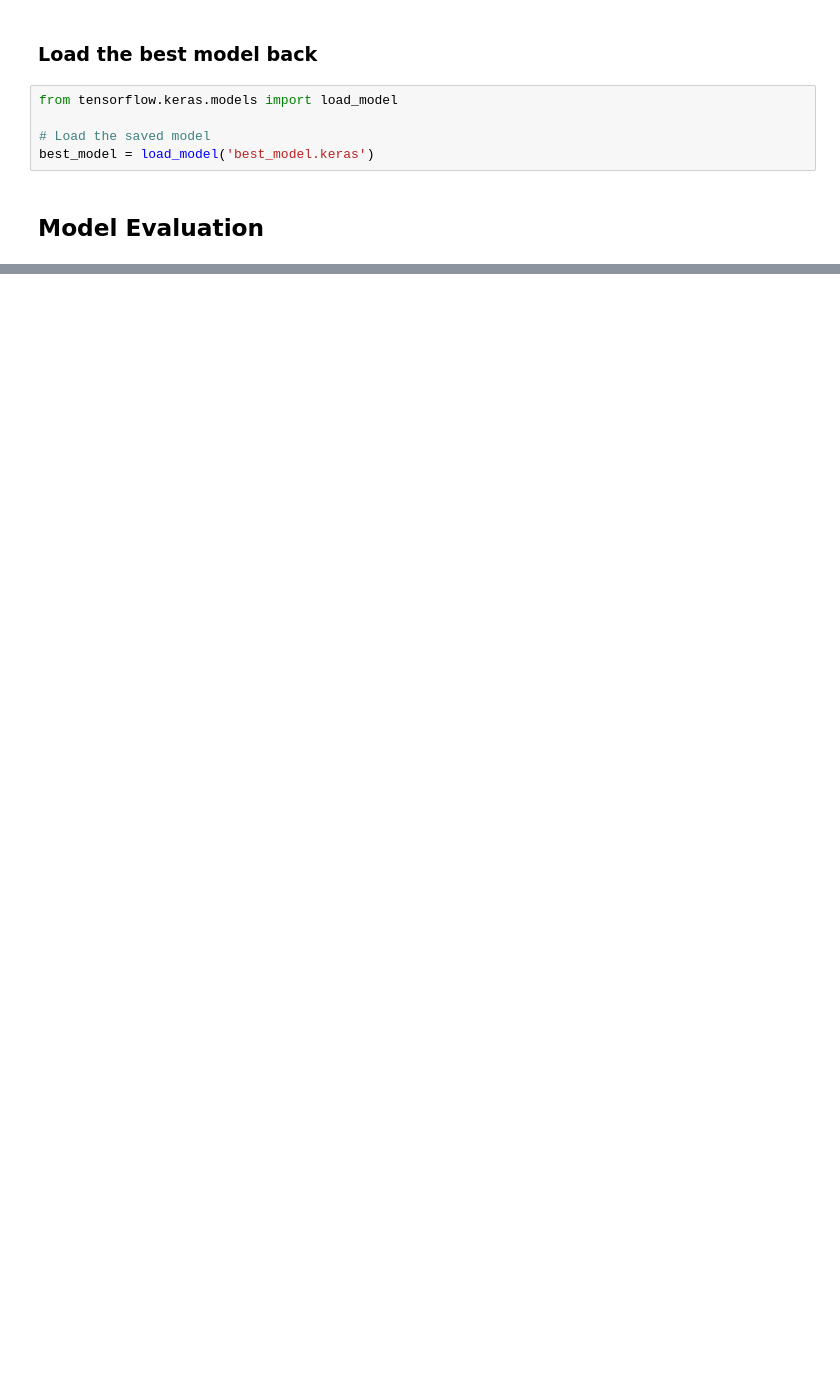
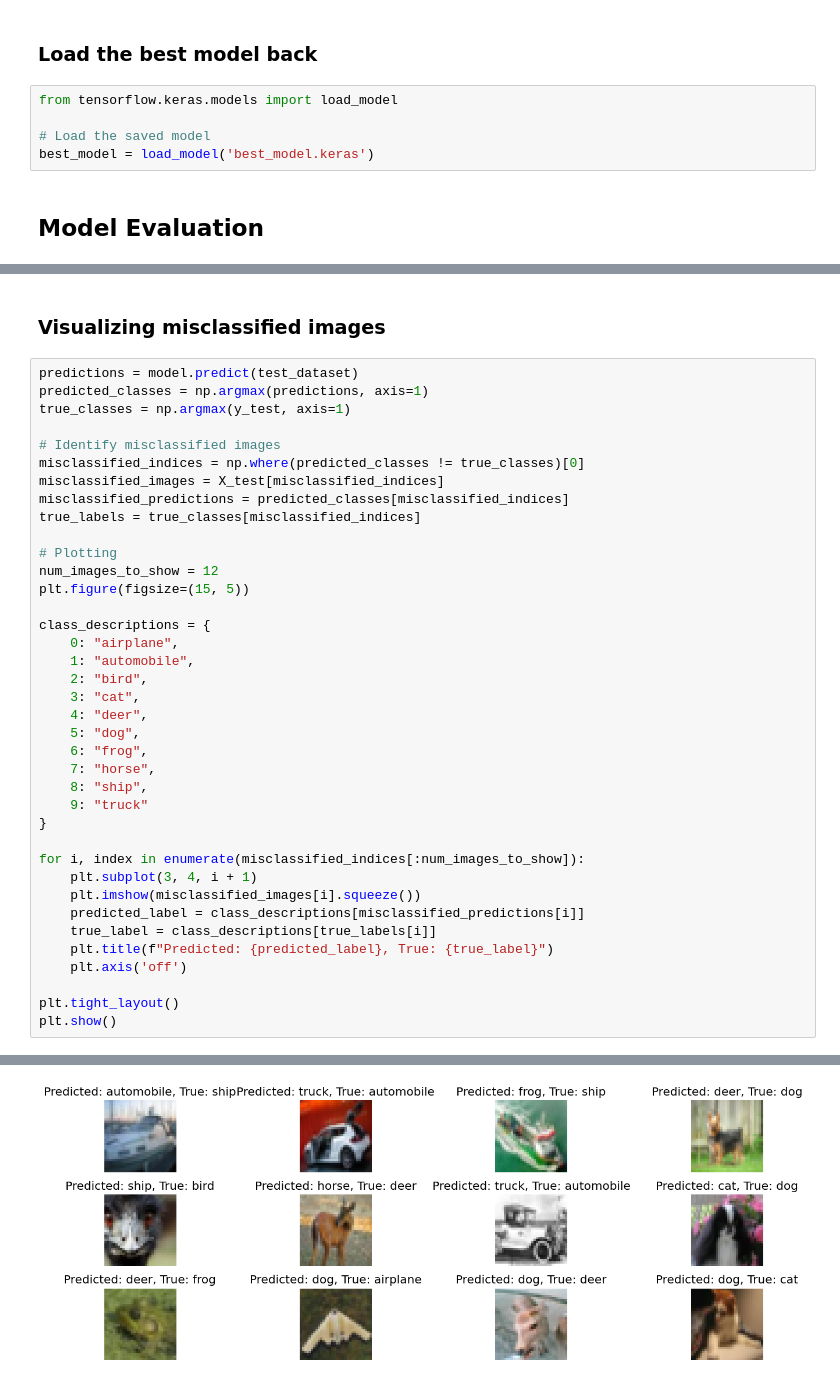
Before and after one commit to Supakrit65/CIFAR10-Classification-MiniVGG, a Jupyter notebook: minivgg_cifar10_classification.ipynb, the cells around one changed output, grey strips where cells are left out. Drawn from its saved outputs; the diff is of its cells as text; blank space fills up the shorter version.

```diff
--- a/minivgg_cifar10_classification.ipynb
+++ b/minivgg_cifar10_classification.ipynb
@@ -216,0 +218,41 @@ Accuracy: 83.56%
+# %% [markdown]
+### Visualizing misclassified images
+# %%
+predictions = model.predict(test_dataset)
+predicted_classes = np.argmax(predictions, axis=1)
+true_classes = np.argmax(y_test, axis=1)
+
+# Identify misclassified images
+misclassified_indices = np.where(predicted_classes != true_classes)[0]
+misclassified_images = X_test[misclassified_indices]
+misclassified_predictions = predicted_classes[misclassified_indices]
+true_labels = true_classes[misclassified_indices]
+
+# Plotting
+num_images_to_show = 12
+plt.figure(figsize=(15, 5))
+
+class_descriptions = {
+    0: "airplane",
+    1: "automobile",
+    2: "bird",
+    3: "cat",
+    4: "deer",
+    5: "dog",
+    6: "frog",
+    7: "horse",
+    8: "ship",
+    9: "truck"
+}
+
+for i, index in enumerate(misclassified_indices[:num_images_to_show]):
+    plt.subplot(3, 4, i + 1)
+    plt.imshow(misclassified_images[i].squeeze())
+    predicted_label = class_descriptions[misclassified_predictions[i]]
+    true_label = class_descriptions[true_labels[i]]
+    plt.title(f"Predicted: {predicted_label}, True: {true_label}")
+    plt.axis('off')
+
+plt.tight_layout()
+plt.show()
+# %% [output]
@@ -216,0 +260 @@ Accuracy: 83.56%
+[figure, added]
```
Also changed, not shown: parts of 10 cells of this notebook.
